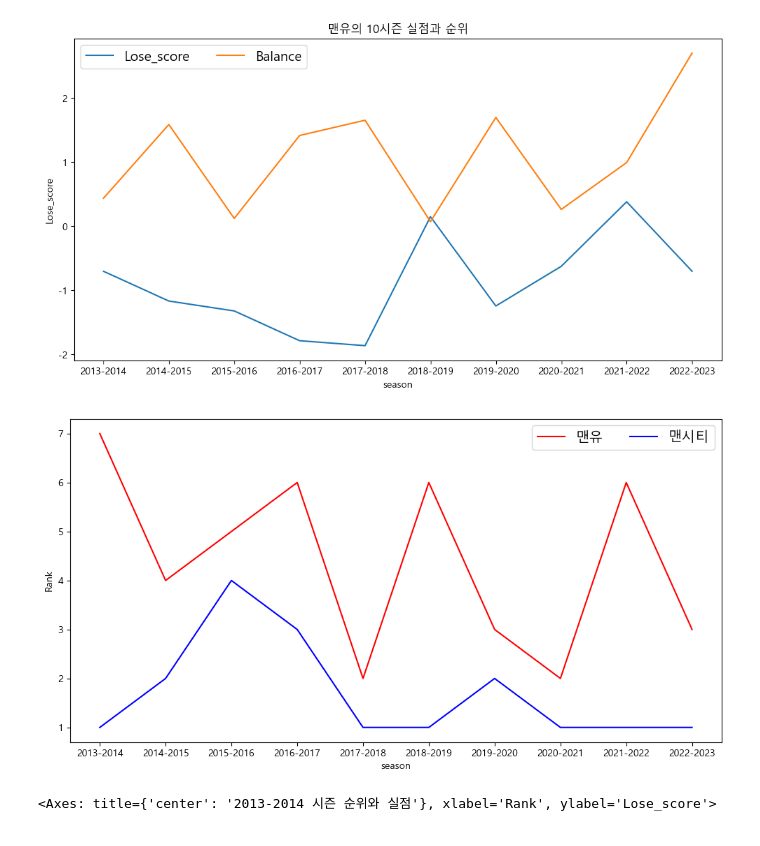
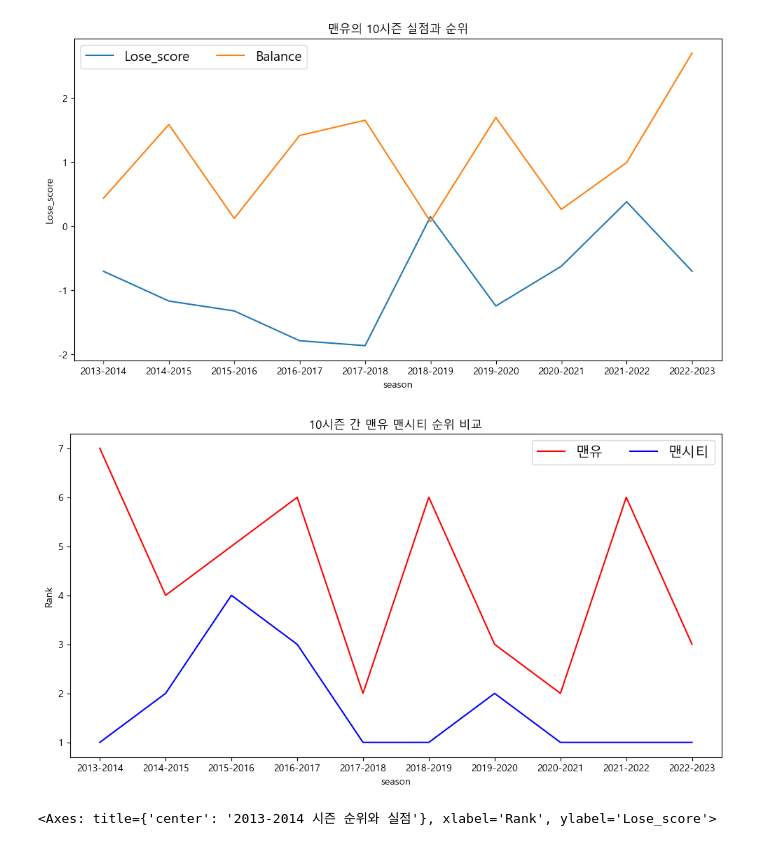
Before and after one commit to gingerman123/Soccer-Data, a Jupyter notebook: soccer_analysis.ipynb, the cells around one changed output. Cells and saved outputs as stored; diff of their text form; code cells hidden in the pictures.

```diff
--- a/soccer_analysis.ipynb
+++ b/soccer_analysis.ipynb
@@ -210,16 +210,17 @@ plt.show()
 # %%
 # 10시즌 간 시즌별 맨유와 맨시티 순위 비교
 mblue_nor= soccer_nm.loc[soccer_nm.Team == '맨시티']
 mblue_nor = mblue_nor.sort_values('season')
 mblue = soccer.loc[soccer.Team == '맨시티']
 mblue = mblue.sort_values('season')
 plt.figure(figsize = (12,6))
 sns.lineplot(data = mred, x = 'season', y = 'Rank', label = '맨유', color='red' )
 sns.lineplot(data = mblue, x = 'season', y = 'Rank', label = '맨시티', color='blue')
 plt.legend(loc = 'best', ncol =2, fontsize=14,frameon=True)
+plt.title('10시즌 간 맨유 맨시티 순위 비교')
 plt.show()
 # %% [output]
-[figure, old version]
+[figure, new version]
 # %%
 # 2013-2014 시즌 순위와 실점
 ss_13_14 = soccer.loc[soccer_nm.season == '2013-2014']
```
Also changed, not shown: parts of 7 cells of this notebook.
